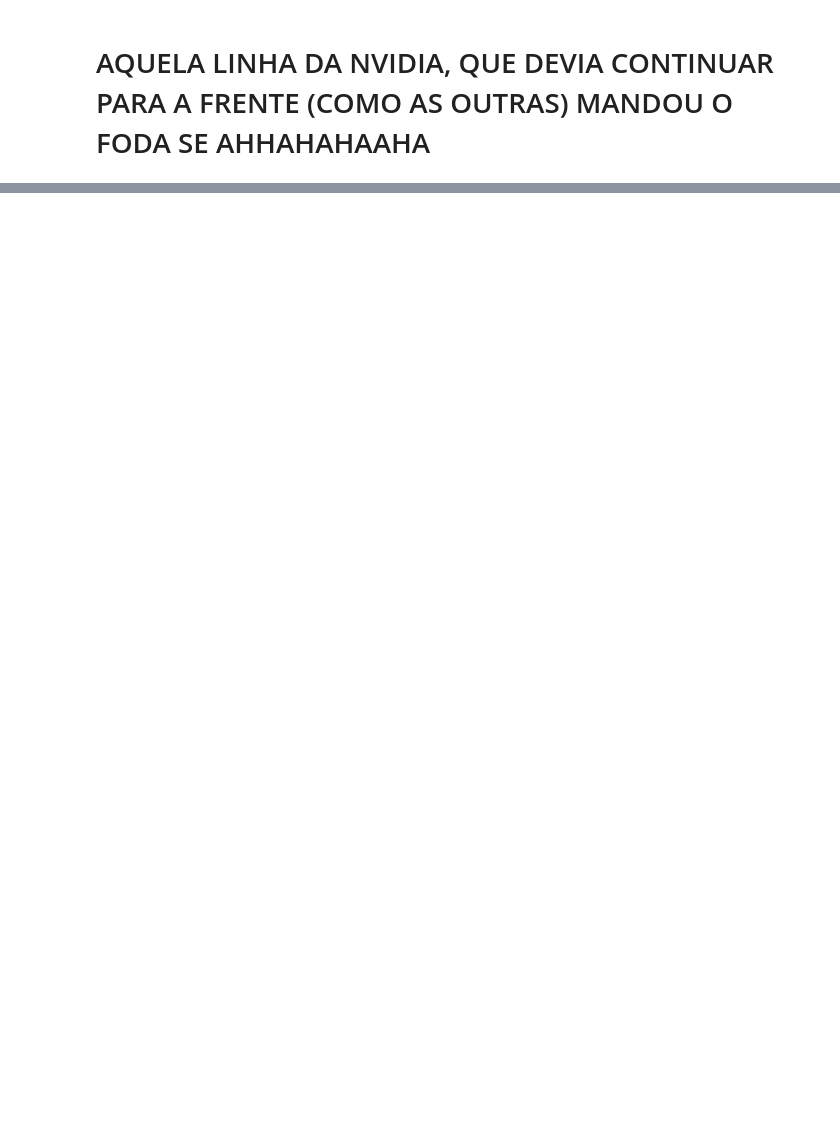
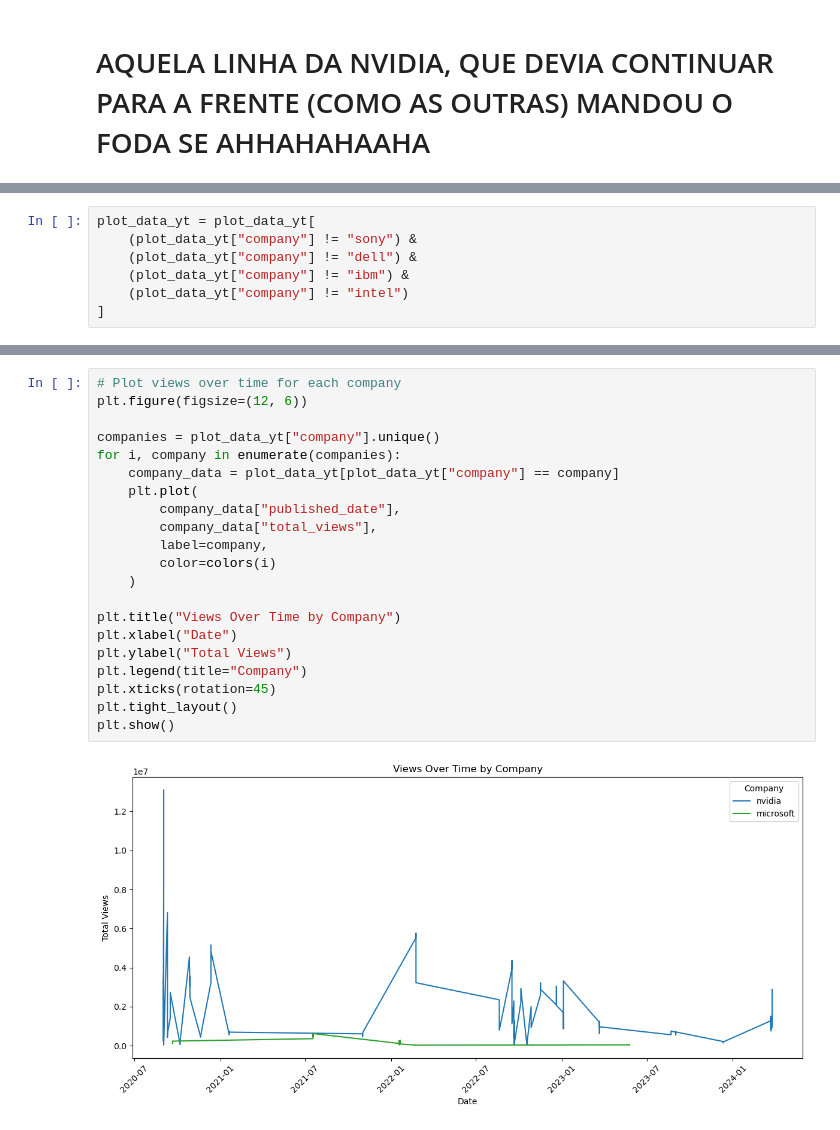
Before and after one commit to David-M-M-Isaac/BD_Project, a Jupyter notebook: scripts/tratamento_dados_spark.ipynb, the cells around one changed output, grey strips where cells are left out. Cells and saved outputs as stored; diff of their text form; blank space fills up the shorter version.

```diff
--- a/scripts/tratamento_dados_spark.ipynb
+++ b/scripts/tratamento_dados_spark.ipynb
@@ -510,0 +486,7 @@ plt.show()
+# %%
+plot_data_yt = plot_data_yt[
+    (plot_data_yt["company"] != "sony") &
+    (plot_data_yt["company"] != "dell") &
+    (plot_data_yt["company"] != "ibm") &
+    (plot_data_yt["company"] != "intel")
+]
@@ -510,0 +516,23 @@ plt.show()
+# %%
+# Plot views over time for each company
+plt.figure(figsize=(12, 6))
+
+companies = plot_data_yt["company"].unique()
+for i, company in enumerate(companies):
+    company_data = plot_data_yt[plot_data_yt["company"] == company]
+    plt.plot(
+        company_data["published_date"],
+        company_data["total_views"],
+        label=company,
+        color=colors(i)
+    )
+
+plt.title("Views Over Time by Company")
+plt.xlabel("Date")
+plt.ylabel("Total Views")
+plt.legend(title="Company")
+plt.xticks(rotation=45)
+plt.tight_layout()
+plt.show()
+# %% [output]
+[figure, added]
```
Also changed, not shown: parts of 28 cells of this notebook.
